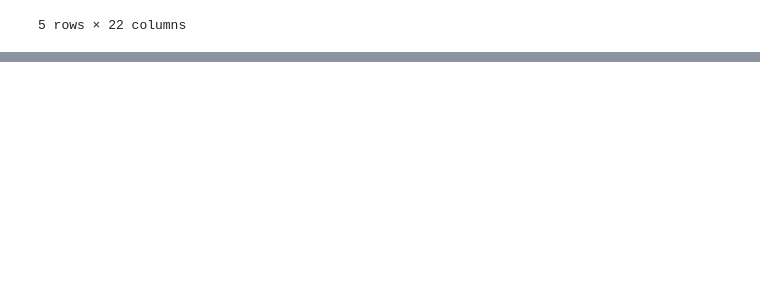
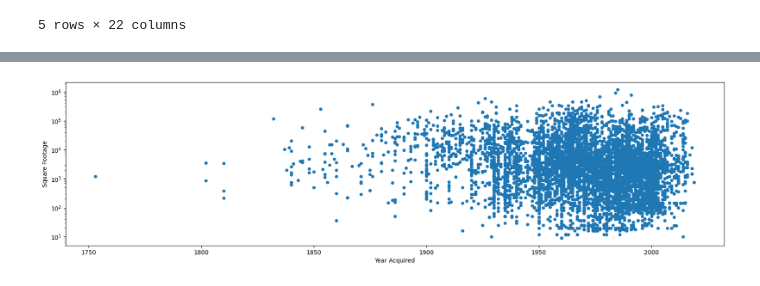
Before and after one commit to UIUC-iSchool-DataViz/is445_bcubcg_fall2023, a Jupyter notebook: week12/inClass_week12.ipynb, the cells around one changed output, grey strips where cells are left out. Saved outputs shown, nothing was run; the diff lists cells and outputs as text; code cells hidden in the pictures; blank space fills up the shorter version.

```diff
--- a/week12/inClass_week12.ipynb
+++ b/week12/inClass_week12.ipynb
@@ -38,0 +39,6 @@ buildings.loc[buildings['Square Footage']==0,'Year Acquired'] = np.nan
+# %%
+buildings.plot(x='Year Acquired', y='Square Footage', kind='scatter',
+              figsize=(20,5), logy=True)
+plt.show()
+# %% [output]
+[figure, added]
```
Also changed, not shown: parts of 6 cells of this notebook.
